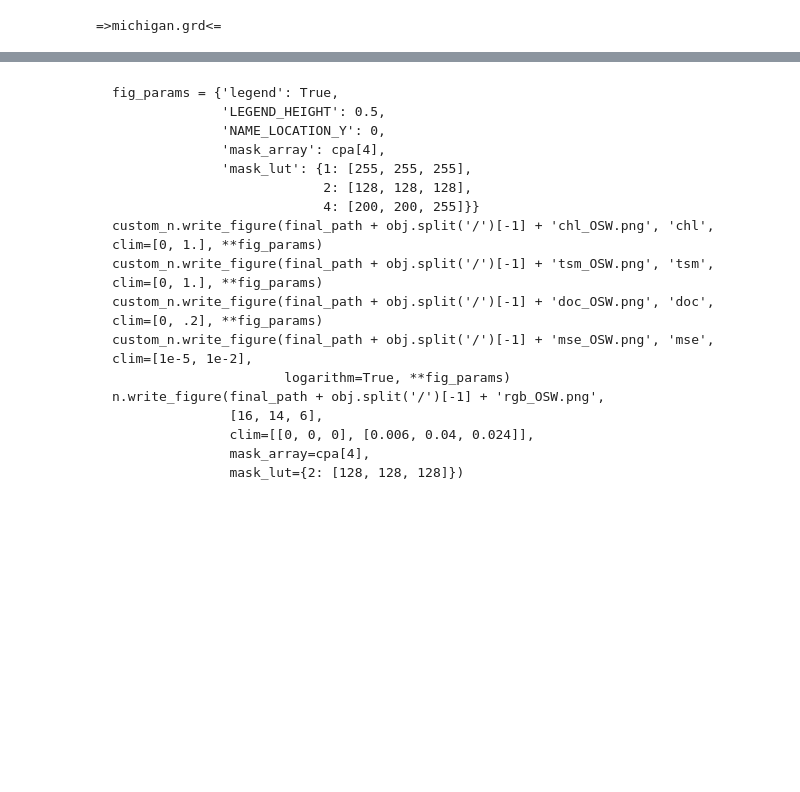
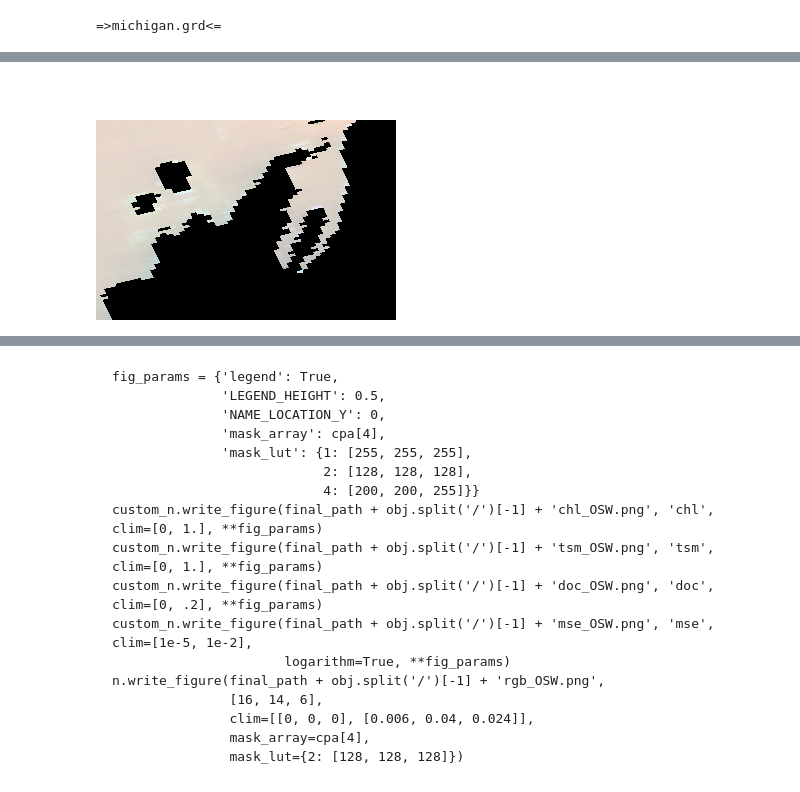
Before and after one commit to korvinos/work, a Jupyter notebook: exercises.ipynb, the cells around one changed output, grey strips where cells are left out. Drawn from its saved outputs; the diff is of its cells as text; code cells hidden in the pictures; blank space fills up the shorter version.

```diff
--- a/exercises.ipynb
+++ b/exercises.ipynb
@@ -87,0 +149,7 @@ NameError: name 'Boreali' is not defined
+# %% [markdown]
+#
+# %%
+n_img.write_figure('test.png',[2,5,8], clim='hist')
+Image(filename='test.png')
+# %% [output]
+[figure, added]
```
Also changed, not shown: parts of 26 cells of this notebook.
